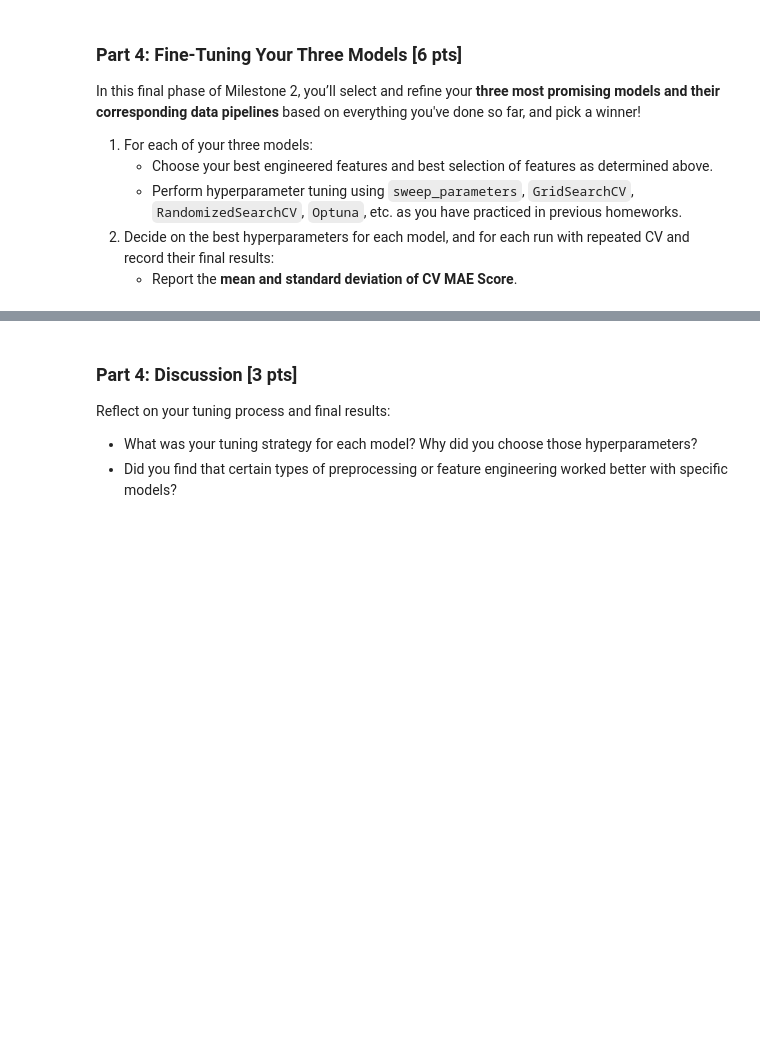
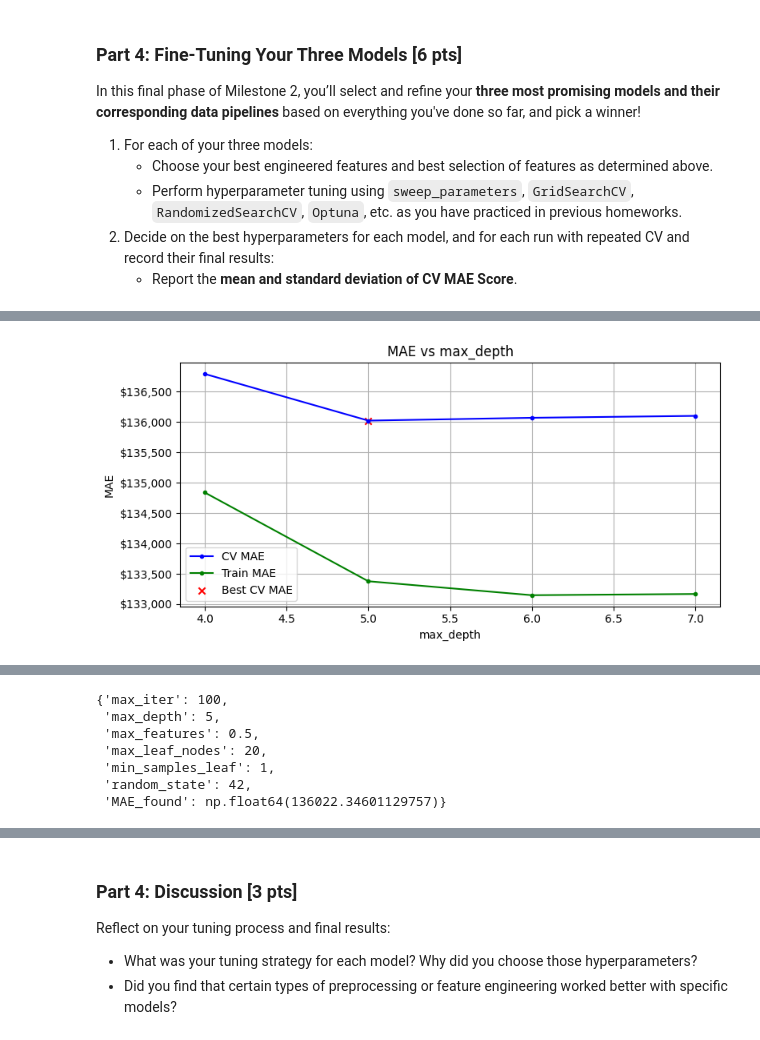
Before and after one commit to Thyde-027/DX603-Milestone-Projects, a Jupyter notebook: Milestone_02.ipynb, the cells around one changed output, grey strips where cells are left out. Drawn from its saved outputs; the diff is of its cells as text; code cells hidden in the pictures; blank space fills up the shorter version.

Commit message:
Add files via upload
Completed part 4 (need to run some of the code on virtual machine overnight)

```diff
--- a/Milestone_02.ipynb
+++ b/Milestone_02.ipynb
@@ -508,0 +670,24 @@ In this final phase of Milestone 2, you’ll select and refine your **three most
+# %%
+Default_Parameters_GB = {
+    'max_iter'                : 100,
+    'max_depth'               : 3,
+    'max_features'            : 0.5,
+    'max_leaf_nodes'          : 20,
+    'min_samples_leaf'        : 1,
+    'random_state'            : random_state,
+    'MAE_found'               : float('inf')
+}
+# %%
+Params_GB = Default_Parameters_GB.copy()
+# %%
+# Add as many cells as you need
+#tune Gradient Boosting model with sweep_parameters
+
+#max_depth
+sweep_parameter(model=gradient_boosting_model,
+                Parameters=Params_GB,
+                param='max_depth',
+                parameter_list= range(4,8,1),
+                n_repeats=5)
+# %% [output]
+[figure, added]
@@ -508,0 +695,7 @@ In this final phase of Milestone 2, you’ll select and refine your **three most
+{'max_iter': 100,
+ 'max_depth': 5,
+ 'max_features': 0.5,
+ 'max_leaf_nodes': 20,
+ 'min_samples_leaf': 1,
+ 'random_state': 42,
+ 'MAE_found': np.float64(136022.34601129757)}
```
Also changed, not shown: parts of 42 cells of this notebook.
